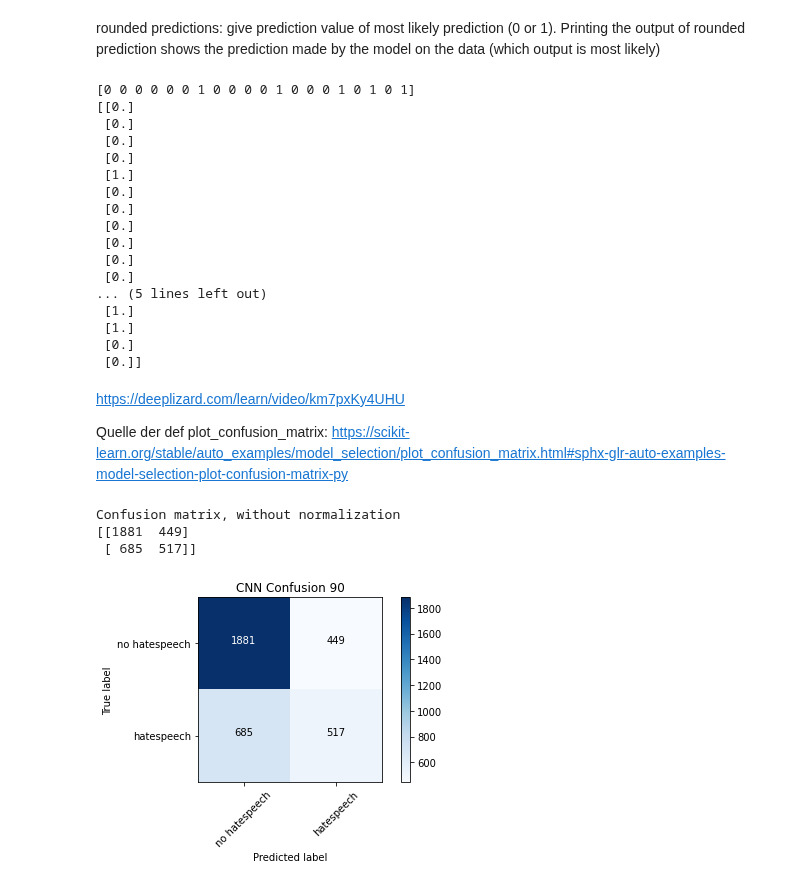
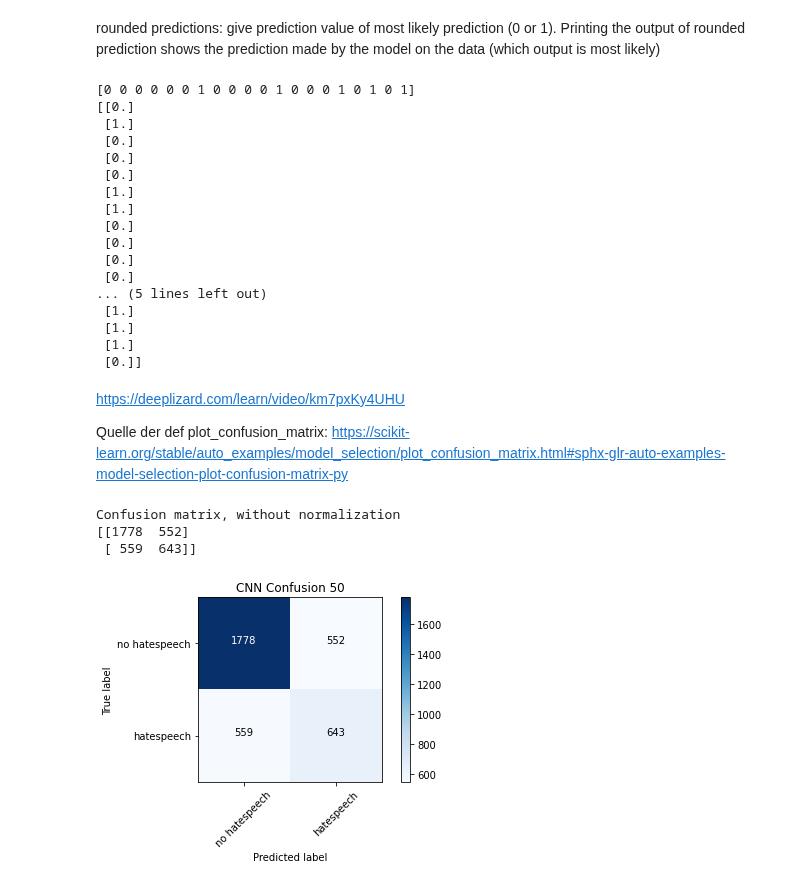
Before and after one commit to BiancaStadl/ProjektarbeitML, a Jupyter notebook: CNN_embedded.ipynb, the cells around one changed output. Cells and saved outputs as stored; diff of their text form; code cells hidden in the pictures.

```diff
--- a/CNN_embedded.ipynb
+++ b/CNN_embedded.ipynb
@@ -519,6 +519,6 @@ batch_size = 40
 validation_split=0.2
 # %%
 #Werte der Convolutional-Schichten variieren (Filter), Batch-Size variieren, kernel-size..
-CNN16052102.fit(nppadded_training, nptraining_labels, batch_size=batch_size, validation_split=validation_split, epochs=training_epochs, callbacks=[callbackForTB])
+CNN16052103.fit(nppadded_training, nptraining_labels, batch_size=batch_size, validation_split=validation_split, epochs=training_epochs, callbacks=[callbackForTB])
 # %% [output]
 Epoch 1/30
@@ -553,5 +553,5 @@ metrics_f1) = CNN16052102.evaluate(nppadded_testing, nptesting_labels, verbose=1
 make some predictions of test data and save it to variable. verbose=0 -> do not generate output
 Gute Quelle: https://deeplizard.com/learn/video/2f-NjDUvZIE
 # %%
-CNN_predictions = CNN16052102.predict(x=nppadded_testing)
+CNN_predictions03 = CNN16052103.predict(x=nppadded_testing)
 # %%
@@ -560,24 +560,24 @@ CNN_predictions = CNN16052102.predict(x=nppadded_testing)
 # %% [markdown]
 rounded predictions: give prediction value of most likely prediction (0 or 1). Printing the output of rounded prediction shows the prediction made by the model on the data (which output is most likely)
 # %%
-prediction_rounded = np.round(CNN_predictions)
-#np.argmax(CNN_predictions,axis=-1)
+prediction_rounded03 = np.round(CNN_predictions03)
+#np.argmax(CNN_predictions03,axis=-1)
 
-#for p in prediction_rounded:
+#for p in prediction_rounded03:
  # print(p)
 
 
 print(nptesting_labels[500:520])
-print(prediction_rounded[500:520])
+print(prediction_rounded03[500:520])
 # %% [output]
 [0 0 0 0 0 0 1 0 0 0 0 1 0 0 0 1 0 1 0 1]
 [[0.]
+ [1.]
  [0.]
  [0.]
  [0.]
  [1.]
- [0.]
- [0.]
+ [1.]
  [0.]
  [0.]
  [0.]
@@ -585,7 +585,7 @@ print(prediction_rounded[500:520])
 ... (5 lines left out)
  [1.]
  [1.]
- [0.]
+ [1.]
  [0.]]
 # %% [markdown]
 https://deeplizard.com/learn/video/km7pxKy4UHU
@@ -629,13 +629,13 @@ def plot_confusion_matrix(cm, classes,
     plt.ylabel('True label')
     plt.xlabel('Predicted label')
 # %%
-cm = confusion_matrix(y_true=nptesting_labels, y_pred=prediction_rounded)
+cm = confusion_matrix(y_true=nptesting_labels, y_pred=prediction_rounded03)
 # %%
 plot_labels = ['no hatespeech','hatespeech']
 # %%
-plot_confusion_matrix(cm=cm, classes=plot_labels, title='CNN Confusion 90')
+plot_confusion_matrix(cm=cm, classes=plot_labels, title='CNN Confusion 50')
 # %% [output]
 Confusion matrix, without normalization
-[[1881  449]
- [ 685  517]]
+[[1778  552]
+ [ 559  643]]
-[figure, old version]
+[figure, new version]
```
Also changed, not shown: parts of 5 cells of this notebook.
